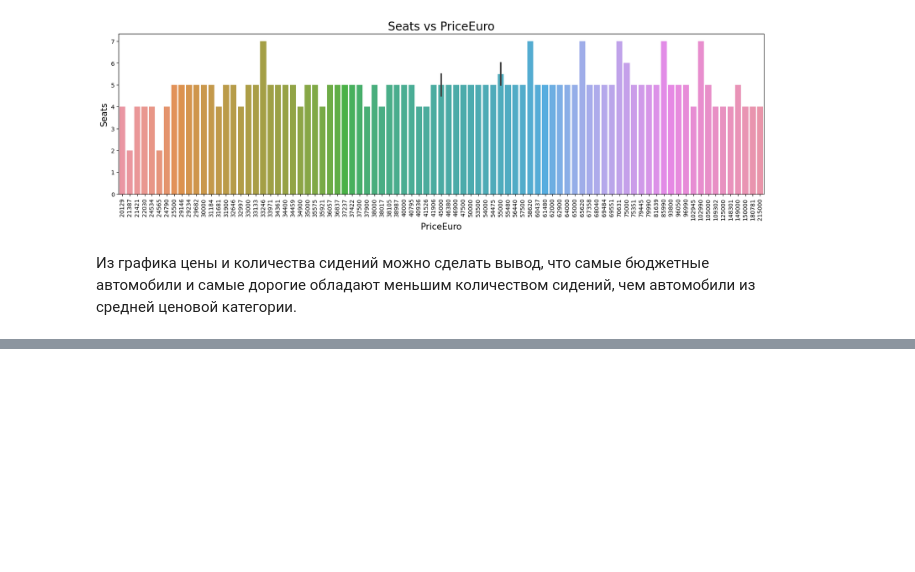
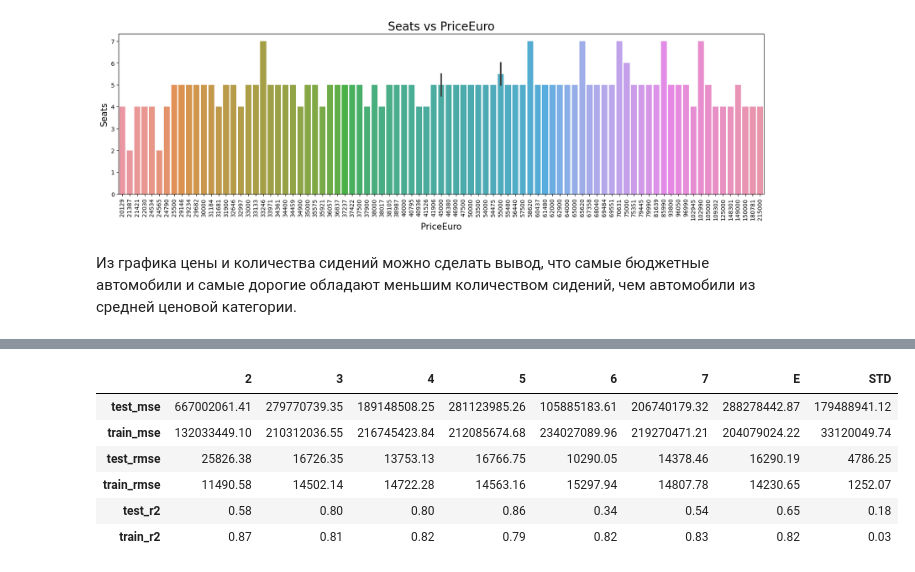
Before and after one commit to daniil-steperev/-SPBU-Machine-Learning-Homework, a Jupyter notebook: [Task1] LinearRegression/LinearRegression.ipynb, the cells around one changed output, grey strips where cells are left out. Drawn from its saved outputs; the diff is of its cells as text; code cells hidden in the pictures; blank space fills up the shorter version.

```diff
--- a/[Task1] LinearRegression/LinearRegression.ipynb
+++ b/[Task1] LinearRegression/LinearRegression.ipynb
@@ -1158,0 +1243,38 @@ Mean CV MSE = 19329.4924
+# %%
+from sklearn.model_selection import KFold, cross_validate
+from statistics import mean
+
+estimator = Ridge(alpha=2.15443)
+cv = KFold(n_splits = 6, random_state = 19, shuffle=True)
+scoring = {'neg_mse': 'neg_mean_squared_error',
+           'neg_rmse': 'neg_root_mean_squared_error',
+           'r2': 'r2'}
+
+cr_validate = cross_validate(estimator, x_data, y_data, scoring = scoring, cv = cv, return_train_score = True)
+
+cr_df = pd.DataFrame(cr_validate)
+cr_df.drop(['fit_time', 'score_time'], axis = 1, inplace = True)
+cr_df['test_neg_mse'] = -cr_df['test_neg_mse']
+cr_df['train_neg_mse'] = -cr_df['train_neg_mse']
+cr_df['test_neg_rmse'] = -cr_df['test_neg_rmse']
+cr_df['train_neg_rmse'] = -cr_df['train_neg_rmse']
+cr_df.rename(columns = {"test_neg_mse" : "test_mse",
+                        "train_neg_mse" : "train_mse",
+                        "test_neg_rmse" : "test_rmse",
+                        "train_neg_rmse" : "train_rmse"},
+                       inplace = True)
+
+cr_df = cr_df.transpose()
+cr_df.set_axis(['2', '3', '4', '5', '6', '7'], axis=1, inplace = True)
+cr_df['E'] = cr_df.mean(numeric_only=True,axis=1)
+cr_df['STD'] = cr_df.std(numeric_only=True,axis=1)
+# %%
+cr_df.style.format("{:.2f}")
+# %% [output]
+|  | 2 | 3 | 4 | 5 | 6 | 7 | E | STD |
+| test_mse | 667002061.41 | 279770739.35 | 189148508.25 | 281123985.26 | 105885183.61 | 206740179.32 | 288278442.87 | 179488941.12 |
+| train_mse | 132033449.10 | 210312036.55 | 216745423.84 | 212085674.68 | 234027089.96 | 219270471.21 | 204079024.22 | 33120049.74 |
+| test_rmse | 25826.38 | 16726.35 | 13753.13 | 16766.75 | 10290.05 | 14378.46 | 16290.19 | 4786.25 |
+| train_rmse | 11490.58 | 14502.14 | 14722.28 | 14563.16 | 15297.94 | 14807.78 | 14230.65 | 1252.07 |
+| test_r2 | 0.58 | 0.80 | 0.80 | 0.86 | 0.34 | 0.54 | 0.65 | 0.18 |
+| train_r2 | 0.87 | 0.81 | 0.82 | 0.79 | 0.82 | 0.83 | 0.82 | 0.03 |
```
Also changed, not shown: parts of 114 cells of this notebook.
